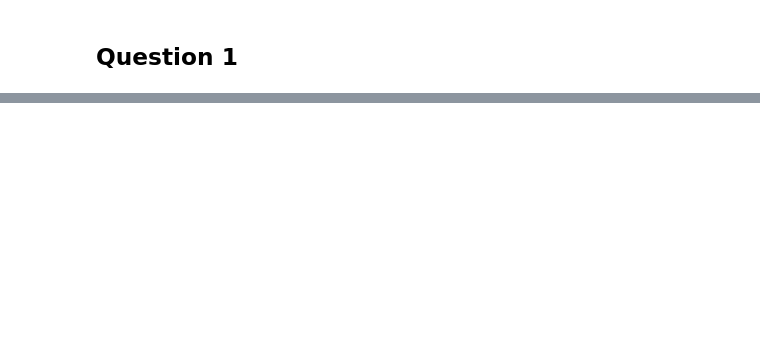
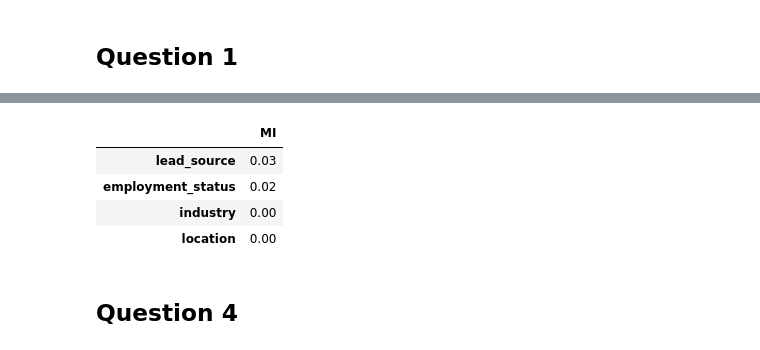
Before and after one commit to nambraxela/machine-learning-zoomcamp-homework, a Jupyter notebook: 03-Classification/homework-3.ipynb, the cells around one changed output, grey strips where cells are left out. Saved outputs shown, nothing was run; the diff lists cells and outputs as text; code cells hidden in the pictures; blank space fills up the shorter version.

```diff
--- a/03-Classification/homework-3.ipynb
+++ b/03-Classification/homework-3.ipynb
@@ -51,0 +129,12 @@ df['industry'].sum()
+# %%
+df_train = df_train.reset_index(drop=True)
+df_val = df_val.reset_index(drop=True)
+df_test = df_test.reset_index(drop=True)
+
+y_train = df_train['converted'].values
+y_val= df_val['converted'].values
+y_test = df_test['converted'].values
+
+del df_train['converted']
+del df_val['converted']
+del df_test['converted']
@@ -51,0 +144,17 @@ df['industry'].sum()
+# %%
+def calculate_mutual_information_score(series):
+    return mutual_info_score(series, y_train)
+
+df_train_mi = df_train[categorical].apply(calculate_mutual_information_score)
+df_train_mi = df_train_mi.sort_values(ascending=False).to_frame('MI')
+
+
+display(round(df_train_mi, 2))
+# %% [output]
+|  | MI |
+| lead_source | 0.03 |
+| employment_status | 0.02 |
+| industry | 0.00 |
+| location | 0.00 |
+# %% [markdown]
+## Question 4
```
Also changed, not shown: parts of 17 cells of this notebook.
